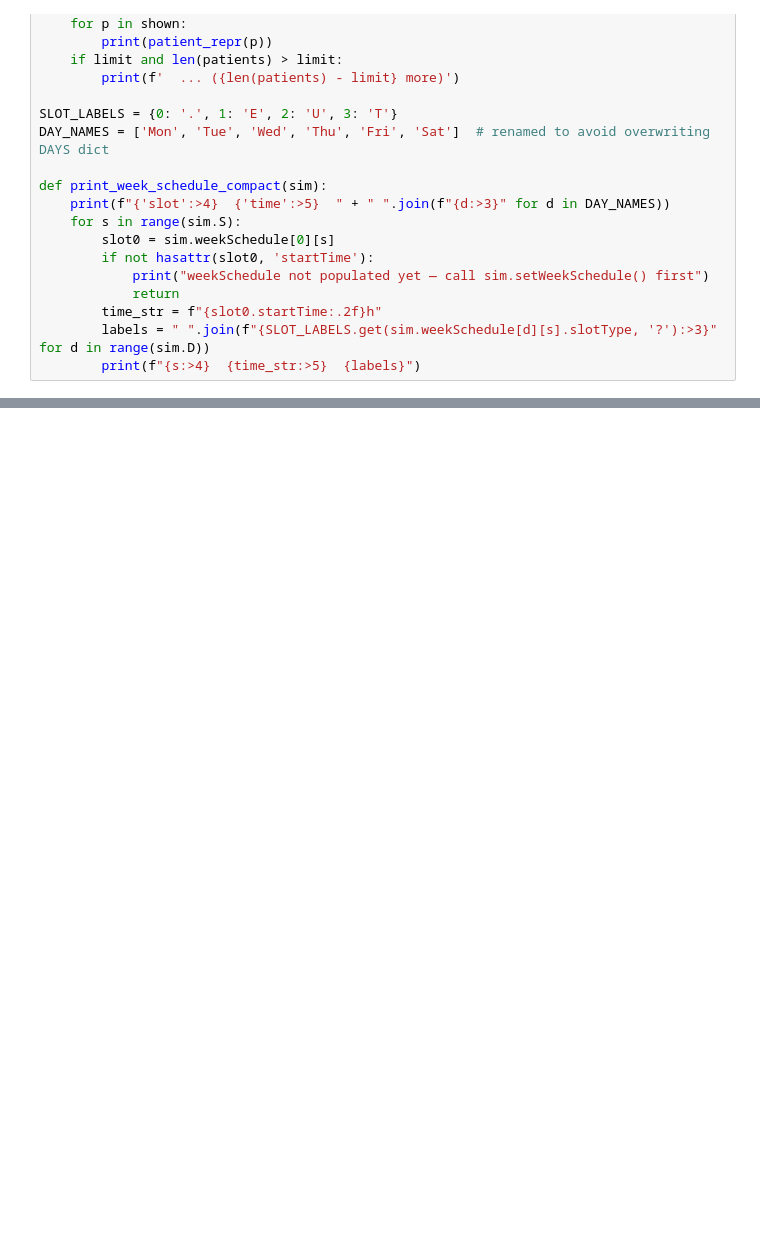
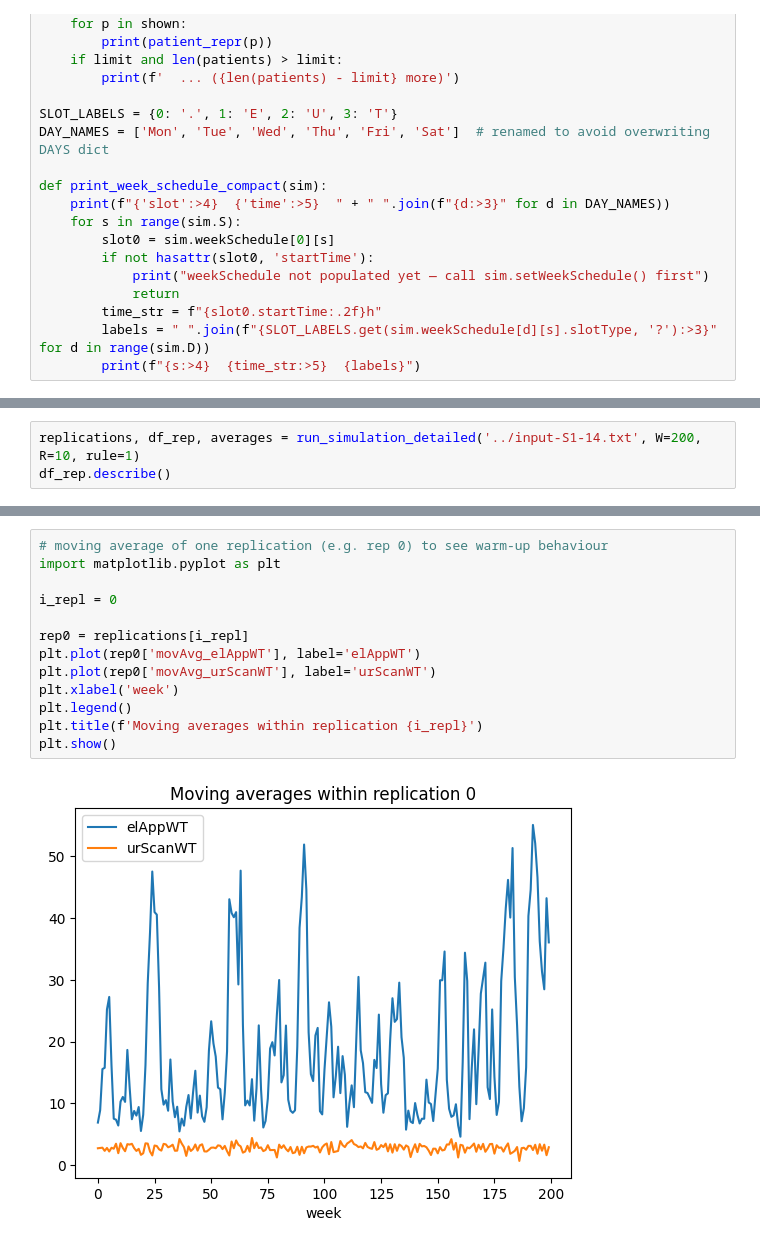
Before and after one commit to Emll3/simul_solo, a Jupyter notebook: python-code/EDA.ipynb, the cells around one changed output, grey strips where cells are left out. Drawn from its saved outputs; the diff is of its cells as text; blank space fills up the shorter version.

Commit message:
made notebook better (added detailed analysis)

```diff
--- a/python-code/EDA.ipynb
+++ b/python-code/EDA.ipynb
@@ -172,0 +164,3 @@ sim.patients
+# %%
+replications, df_rep, averages = run_simulation_detailed('../input-S1-14.txt', W=200, R=10, rule=1)
+df_rep.describe()
@@ -172,0 +177,15 @@ sim.patients
+# %%
+# moving average of one replication (e.g. rep 0) to see warm-up behaviour
+import matplotlib.pyplot as plt
+
+i_repl = 0
+
+rep0 = replications[i_repl]
+plt.plot(rep0['movAvg_elAppWT'], label='elAppWT')
+plt.plot(rep0['movAvg_urScanWT'], label='urScanWT')
+plt.xlabel('week')
+plt.legend()
+plt.title(f'Moving averages within replication {i_repl}')
+plt.show()
+# %% [output]
+[figure, added]
```
Also changed, not shown: parts of 16 cells of this notebook.
